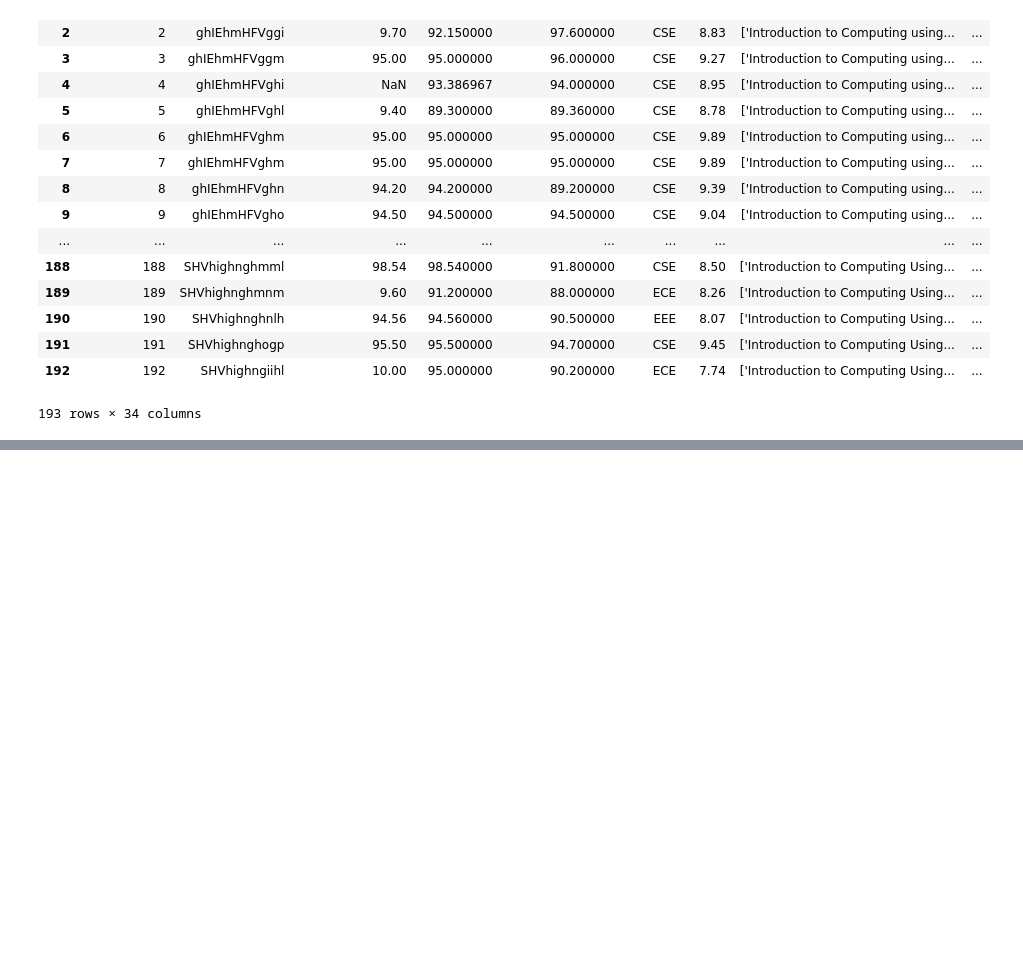
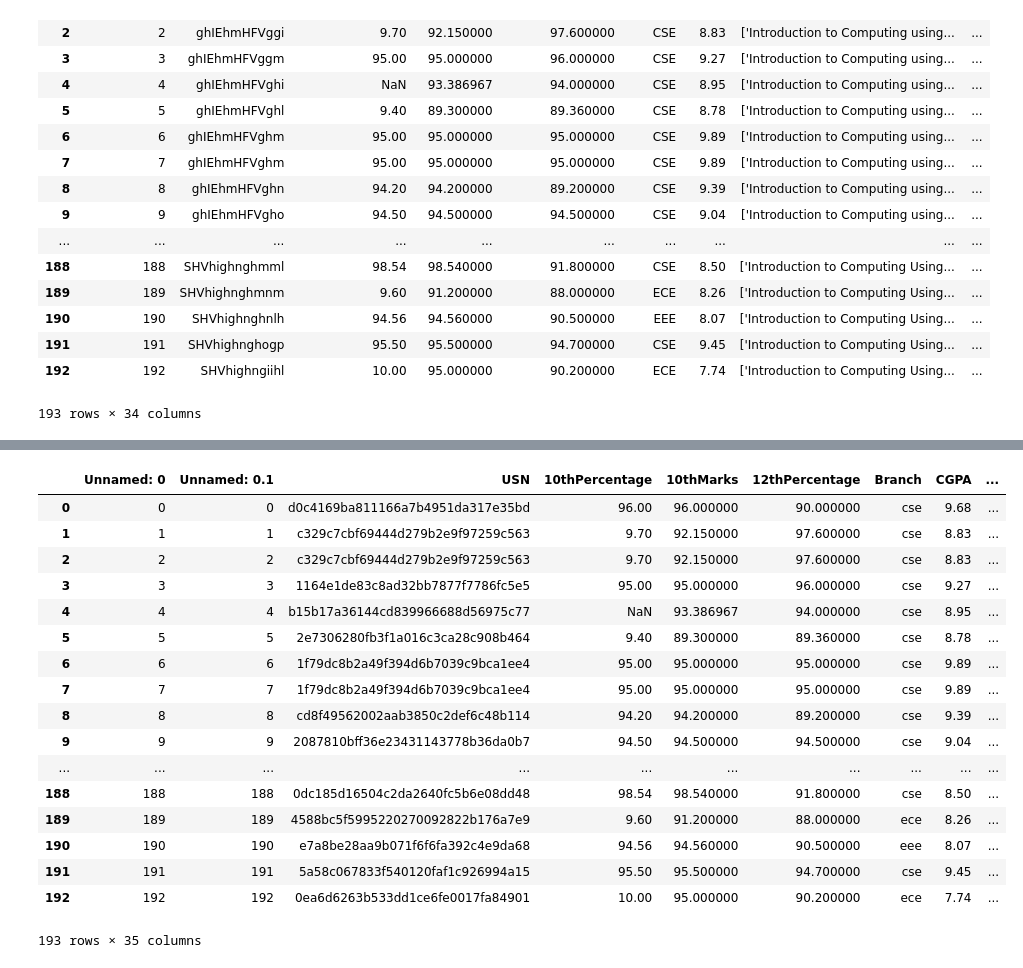
Before and after one commit to Diya1999/Skill-Recommender-System, a Jupyter notebook: Encryption/DataEncryption_MasterDataset_2017_2016.ipynb, the cells around one changed output, grey strips where cells are left out. Drawn from its saved outputs; the diff is of its cells as text; code cells hidden in the pictures; blank space fills up the shorter version.

```diff
--- a/Encryption/DataEncryption_MasterDataset_2017_2016.ipynb
+++ b/Encryption/DataEncryption_MasterDataset_2017_2016.ipynb
@@ -2,7 +2,7 @@
 import pandas as pd
 from itsdangerous import URLSafeSerializer
 # %%
-data = pd.read_csv(r"C:\Users\diyas\Downloads\MasterDatasetTemp_Preprocessed.csv")
+data= pd.read_csv(r"C:\Users\diyas\Downloads\MasterDatasetTemp_Preprocessed_Anonymized_small.csv")
 # %%
 def encrypt(text,s):
     result = ""
@@ -46,0 +54,27 @@ data1.to_csv(r'MasterDatasetTemp_Preprocessed_Anonymized_small.csv')
+# %%
+l2=[]
+for i in data['USN']:
+    p=(hashlib.md5(i.encode()))
+    l2.append(p.hexdigest())
+data['USN']=l2
+# %%
+data
+# %% [output]
+|  | Unnamed: 0 | Unnamed: 0.1 | USN | 10thPercentage | 10thMarks | 12thPercentage | Branch | CGPA | ... |
+| 0 | 0 | 0 | d0c4169ba811166a7b4951da317e35bd | 96.00 | 96.000000 | 90.000000 | cse | 9.68 | ... |
+| 1 | 1 | 1 | c329c7cbf69444d279b2e9f97259c563 | 9.70 | 92.150000 | 97.600000 | cse | 8.83 | ... |
+| 2 | 2 | 2 | c329c7cbf69444d279b2e9f97259c563 | 9.70 | 92.150000 | 97.600000 | cse | 8.83 | ... |
+| 3 | 3 | 3 | 1164e1de83c8ad32bb7877f7786fc5e5 | 95.00 | 95.000000 | 96.000000 | cse | 9.27 | ... |
+| 4 | 4 | 4 | b15b17a36144cd839966688d56975c77 | NaN | 93.386967 | 94.000000 | cse | 8.95 | ... |
+| 5 | 5 | 5 | 2e7306280fb3f1a016c3ca28c908b464 | 9.40 | 89.300000 | 89.360000 | cse | 8.78 | ... |
+| 6 | 6 | 6 | 1f79dc8b2a49f394d6b7039c9bca1ee4 | 95.00 | 95.000000 | 95.000000 | cse | 9.89 | ... |
+| 7 | 7 | 7 | 1f79dc8b2a49f394d6b7039c9bca1ee4 | 95.00 | 95.000000 | 95.000000 | cse | 9.89 | ... |
+| 8 | 8 | 8 | cd8f49562002aab3850c2def6c48b114 | 94.20 | 94.200000 | 89.200000 | cse | 9.39 | ... |
+| 9 | 9 | 9 | 2087810bff36e23431143778b36da0b7 | 94.50 | 94.500000 | 94.500000 | cse | 9.04 | ... |
+| ... | ... | ... | ... | ... | ... | ... | ... | ... | ... |
+| 188 | 188 | 188 | 0dc185d16504c2da2640fc5b6e08dd48 | 98.54 | 98.540000 | 91.800000 | cse | 8.50 | ... |
+| 189 | 189 | 189 | 4588bc5f5995220270092822b176a7e9 | 9.60 | 91.200000 | 88.000000 | ece | 8.26 | ... |
+| 190 | 190 | 190 | e7a8be28aa9b071f6f6fa392c4e9da68 | 94.56 | 94.560000 | 90.500000 | eee | 8.07 | ... |
+| 191 | 191 | 191 | 5a58c067833f540120faf1c926994a15 | 95.50 | 95.500000 | 94.700000 | cse | 9.45 | ... |
+| 192 | 192 | 192 | 0ea6d6263b533dd1ce6fe0017fa84901 | 10.00 | 95.000000 | 90.200000 | ece | 7.74 | ... |
+193 rows × 35 columns
```
Also changed, not shown: parts of 2 cells of this notebook.
